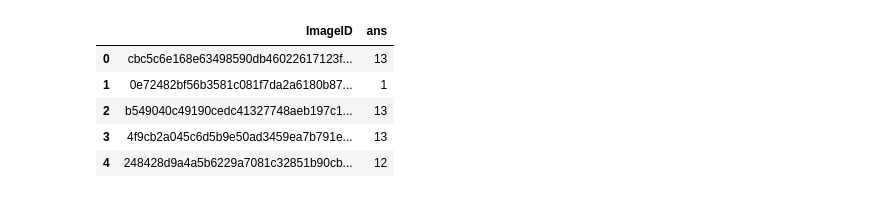
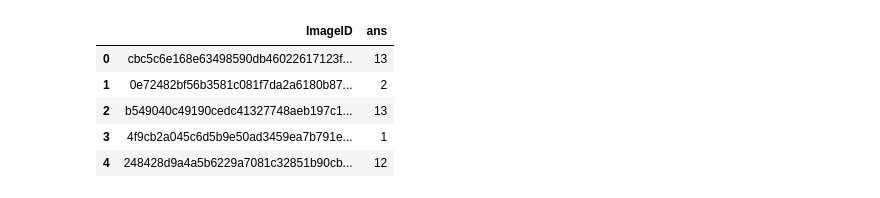
Before and after one commit to boostcampaitech4cv1/level1_imageclassification_cv-level1-cv-03, a Jupyter notebook: check_inference.ipynb, the cells around one changed output. Cells and saved outputs as stored; diff of their text form; code cells hidden in the pictures.

```diff
--- a/check_inference.ipynb
+++ b/check_inference.ipynb
@@ -7,12 +7,12 @@ img_dir_path = './train/eval/images/'
 # %%
-df = pd.read_csv('submit_2.csv')
+df = pd.read_csv('./output/output.csv')
 df.head()
 # %% [output]
 |  | ImageID | ans |
 | 0 | cbc5c6e168e63498590db46022617123f... | 13 |
-| 1 | 0e72482bf56b3581c081f7da2a6180b87... | 1 |
+| 1 | 0e72482bf56b3581c081f7da2a6180b87... | 2 |
 | 2 | b549040c49190cedc41327748aeb197c1... | 13 |
-| 3 | 4f9cb2a045c6d5b9e50ad3459ea7b791e... | 13 |
+| 3 | 4f9cb2a045c6d5b9e50ad3459ea7b791e... | 1 |
 | 4 | 248428d9a4a5b6229a7081c32851b90cb... | 12 |
 # %%
 def check_stat(num):
```
Also changed, not shown: parts of 3 cells of this notebook, 16 other files.
